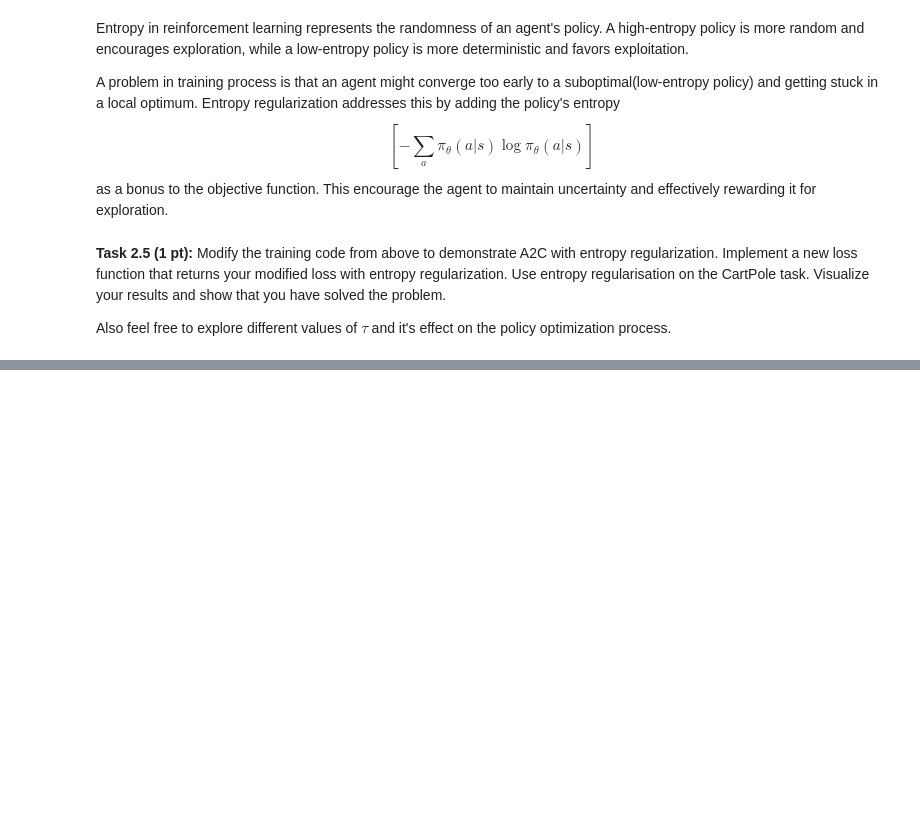
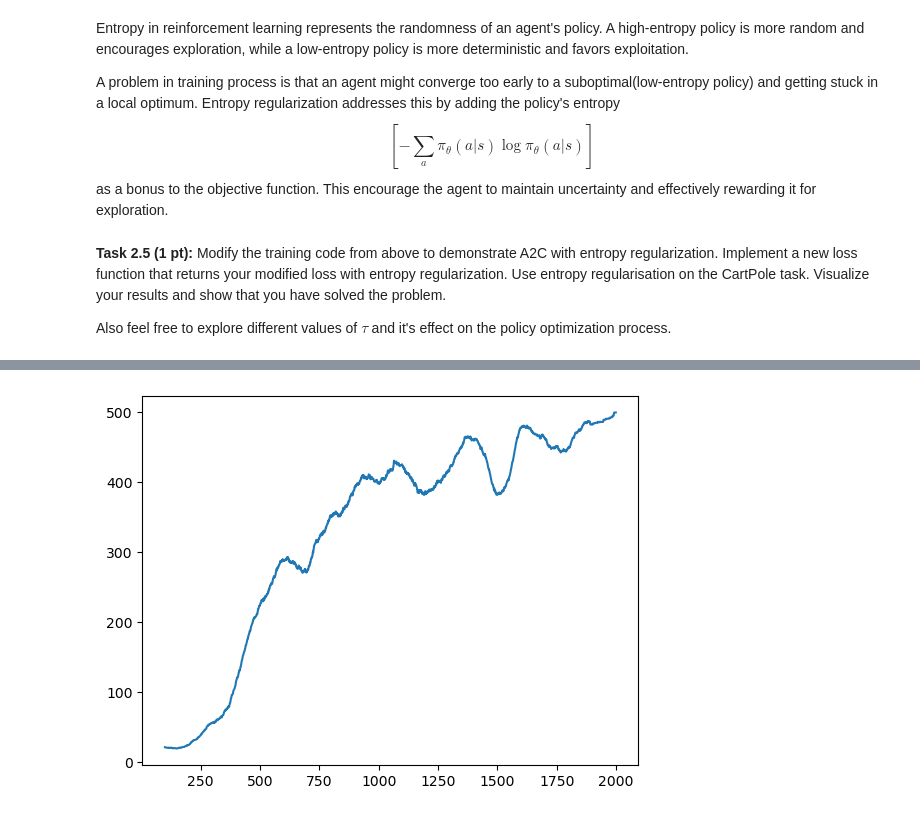
Before and after one commit to amamiya-yuuko-1225/advml, a Jupyter notebook: Project3/deep-rl-assignment.ipynb, the cells around one changed output, grey strips where cells are left out. Cells and saved outputs as stored; diff of their text form; code cells hidden in the pictures; blank space fills up the shorter version.

```diff
--- a/Project3/deep-rl-assignment.ipynb
+++ b/Project3/deep-rl-assignment.ipynb
@@ -463,6 +464,7 @@ Note that the `ActorNet` should produce a probability distribution over the acti
 # %% [markdown]
 **Task 2.2 (0.5 pt):** Design your own neural networks for `ActorNet` and `CriticNet` in the code block below.
 # %%
+
 class ActorNet(torch.nn.Module):
     def __init__(self, num_state: int, num_action: int):
         super(ActorNet, self).__init__()
@@ -471,7 +473,7 @@ class ActorNet(torch.nn.Module):
         # see torch.nn.Sequential, for a hint
         self.net = nn.Sequential(
             nn.Linear(num_state, 128),
-            nn.ReLu(),
+            nn.ReLU(),
             nn.Linear(128, num_action)
         )
 
@@ -491,7 +493,7 @@ class CriticNet(torch.nn.Module):
         # see torch.nn.Sequential, for a hint
         self.net = nn.Sequential(
             nn.Linear(num_state, 128),
-            nn.ReLu(),
+            nn.ReLU(),
             nn.Linear(128, 1)
         )
 
@@ -522,9 +524,9 @@ actor = ActorNet(env.observation_space.shape[0],
 critic = CriticNet(env.observation_space.shape[0])
 
 # set gamma and learning rates
-gamma = ... # TODO
-actor_lr = ... # TODO
-critic_lr = ... # TODO
+gamma = 0.95
+actor_lr = 1e-3
+critic_lr = 5e-3
 
 # TODO: also play with different optimizers
 actor_opt = torch.optim.Adam(actor.parameters(), lr=actor_lr)
@@ -681,0 +822,24 @@ Also feel free to explore different values of $\tau$ and it's effect on the poli
+# %%
+# this code should print success
+success_flag = False
+buffer_len = 100
+buffer_sum = sum(total_reward[:buffer_len])
+avg_reward = [buffer_sum / buffer_len]
+
+for num_iter in range(buffer_len, max_iter):
+    buffer_sum += total_reward[num_iter]
+    buffer_sum -= total_reward[num_iter - buffer_len]
+    buffer_avg = buffer_sum / buffer_len
+    avg_reward.append(buffer_avg)
+
+    if buffer_avg >= env.spec.reward_threshold and not success_flag:
+        print('Successfully solve the problem in {} iterations.'.format(num_iter + 1))
+        success_flag = True
+
+if not success_flag:
+    print('Unfortunately the agent is not smart enough.')
+
+# plot the average reward curve through the training process
+plt.plot(range(buffer_len-1, len(total_reward)), avg_reward)
+plt.show()
+# %% [output]
@@ -681,0 +847 @@ Also feel free to explore different values of $\tau$ and it's effect on the poli
+[figure, added]
```
Also changed, not shown: parts of 9 cells of this notebook.
